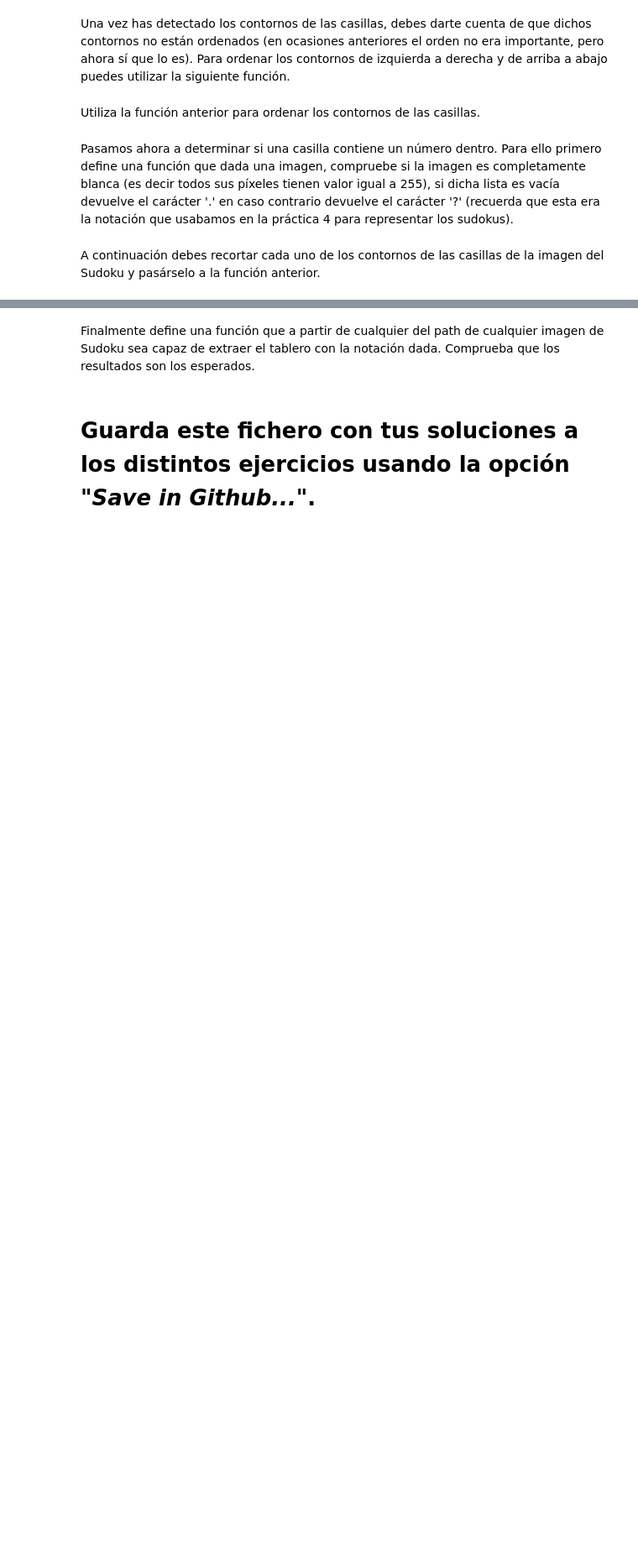
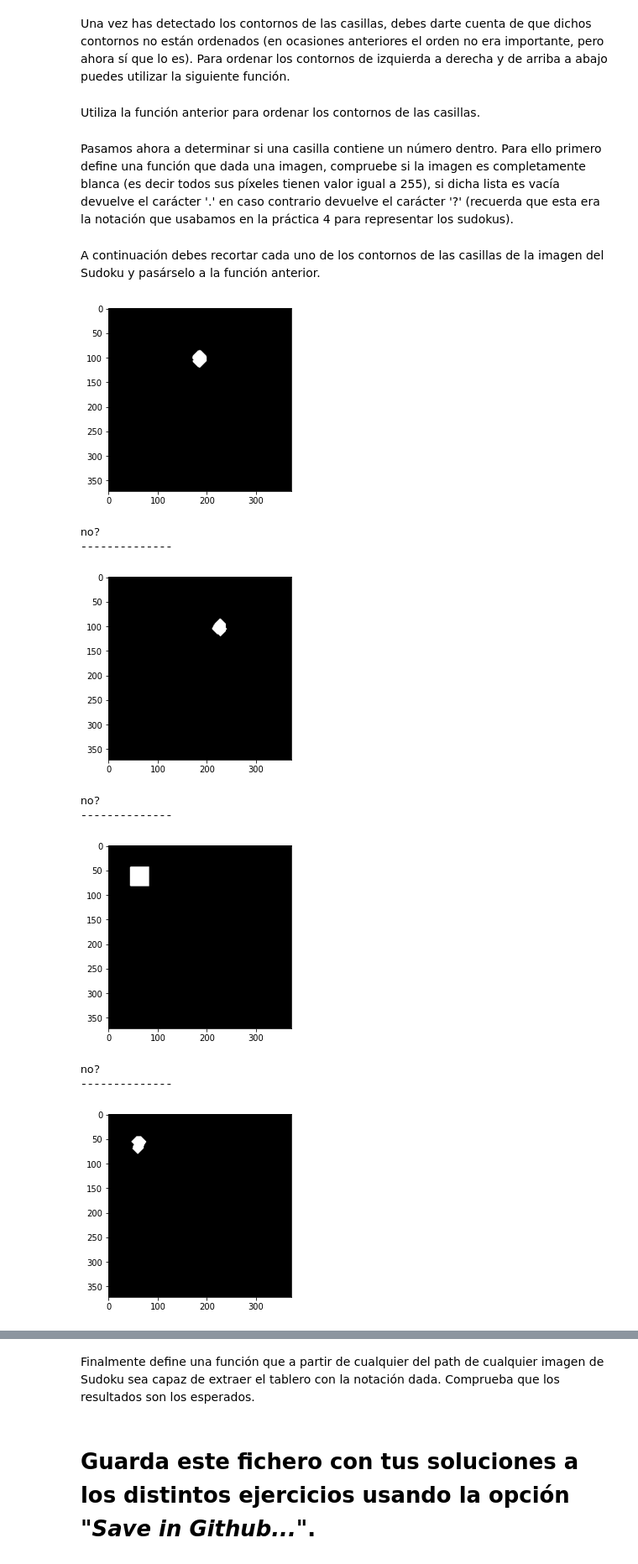
Before and after one commit to hesolar/FileSharer2020solar-escudero, a Jupyter notebook: practica7_2.ipynb, the cells around one changed output, grey strips where cells are left out. Shown at 84% size. Drawn from its saved outputs; the diff is of its cells as text; code cells hidden in the pictures; blank space fills up the shorter version.

```diff
--- a/practica7_2.ipynb
+++ b/practica7_2.ipynb
@@ -109,16 +128,39 @@ def todosBlancos(th1):
   x=True
   for a in range(th1.shape[0]):
     for b in range(th1.shape[1]):
-      if th1[a][b]!=255:
+      if th1[a][b][2]!=255:
         x=False
   if x:
-    return '.'
+    return 'yes.'
   else:
-    return '?'
+    return 'no?'
 # %% [markdown]
 A continuación debes recortar cada uno de los contornos de las casillas de la imagen del Sudoku y pasárselo a la función anterior.
 # %%
-clone = th1.copy()
+import cv2
+from imutils import contours
+import numpy as np
+
+
+imagenCuadros=[]
+
+thresh=th1
+
+# Filter out all numbers and noise to isolate only boxes
+cnts = cv2.findContours(thresh, cv2.RETR_TREE, cv2.CHAIN_APPROX_SIMPLE)
+cnts = cnts[0] if len(cnts) == 2 else cnts[1]
+for c in cnts:
+    area = cv2.contourArea(c)
+    if area < 1000:
+        cv2.drawContours(thresh, [c], -1, (0,0,0), -1)
+
+# Fix horizontal and vertical lines
+vertical_kernel = cv2.getStructuringElement(cv2.MORPH_RECT, (1,5))
+thresh = cv2.morphologyEx(thresh, cv2.MORPH_CLOSE, vertical_kernel, iterations=9)
+horizontal_kernel = cv2.getStructuringElement(cv2.MORPH_RECT, (5,1))
+thresh = cv2.morphologyEx(thresh, cv2.MORPH_CLOSE, horizontal_kernel, iterations=4)
+
+
 sudoku_rows = []
 row = []
 for (i, c) in enumerate(cnts, 1):
@@ -137,5 +179,5 @@ for row in sudoku_rows:
         cv2.drawContours(mask, [c], -1, (255,255,255), -1)
         result = cv2.bitwise_and(image, mask)
         result[mask==0] = 255
-        cv2.imshow('result', result)
+        imagenCuadros.append(mask)
         cv2.waitKey(175)
@@ -151,0 +184,16 @@ for row in sudoku_rows:
+# %%
+for el in imagenCuadros:
+  mostrarImagen(el)
+  print(todosBlancos(el))
+  print('--------------')
+# %% [output]
+[figure, added]
+no?
+--------------
+[figure, added]
+no?
+--------------
+[figure, added]
+no?
+--------------
+[figure, added]
```
Also changed, not shown: parts of 4 cells of this notebook.
